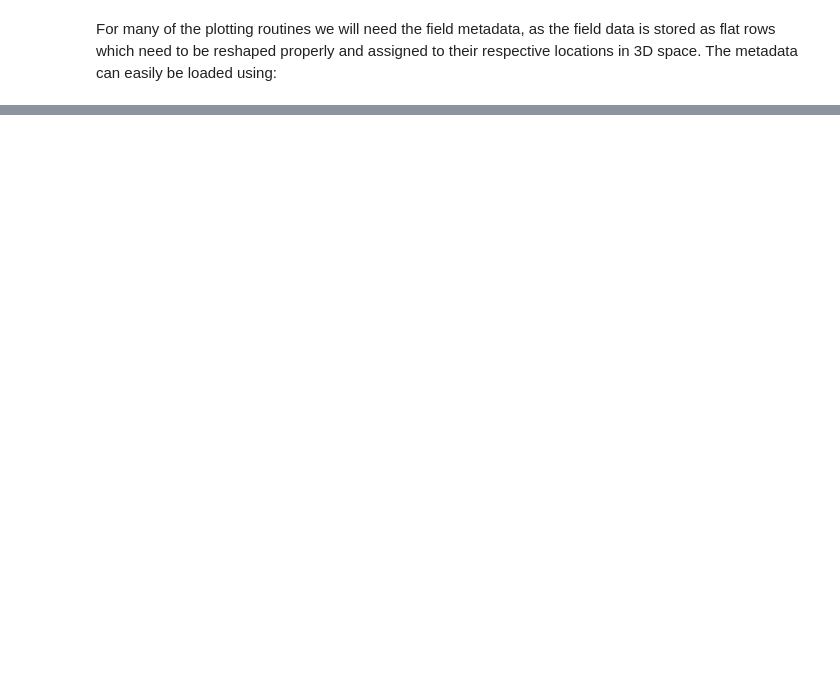
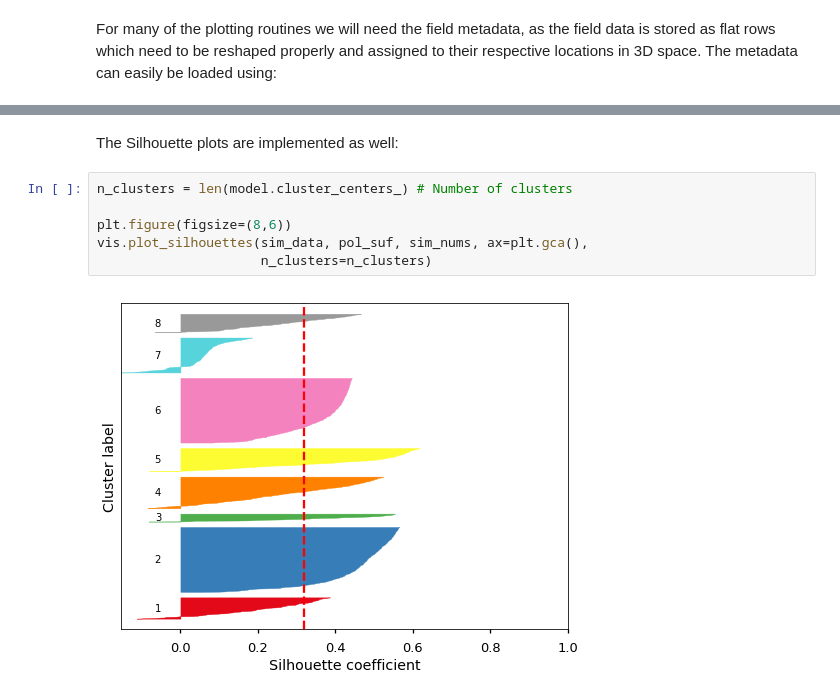
Before and after one commit to cbpygit/phc_mode_clustering, a Jupyter notebook: notebooks/How to Perform the Clustering.ipynb, the cells around one changed output, grey strips where cells are left out. Cells and saved outputs as stored; diff of their text form; blank space fills up the shorter version.

```diff
--- a/notebooks/How to Perform the Clustering.ipynb
+++ b/notebooks/How to Perform the Clustering.ipynb
@@ -117,0 +172,10 @@ lengths, pointlist, domain_ids = tools.get_metadata()
+# %% [markdown]
+The Silhouette plots are implemented as well:
+# %%
+n_clusters = len(model.cluster_centers_) # Number of clusters
+
+plt.figure(figsize=(8,6))
+vis.plot_silhouettes(sim_data, pol_suf, sim_nums, ax=plt.gca(),
+                     n_clusters=n_clusters)
+# %% [output]
+[figure, added]
```
Also changed, not shown: parts of 23 cells of this notebook.
